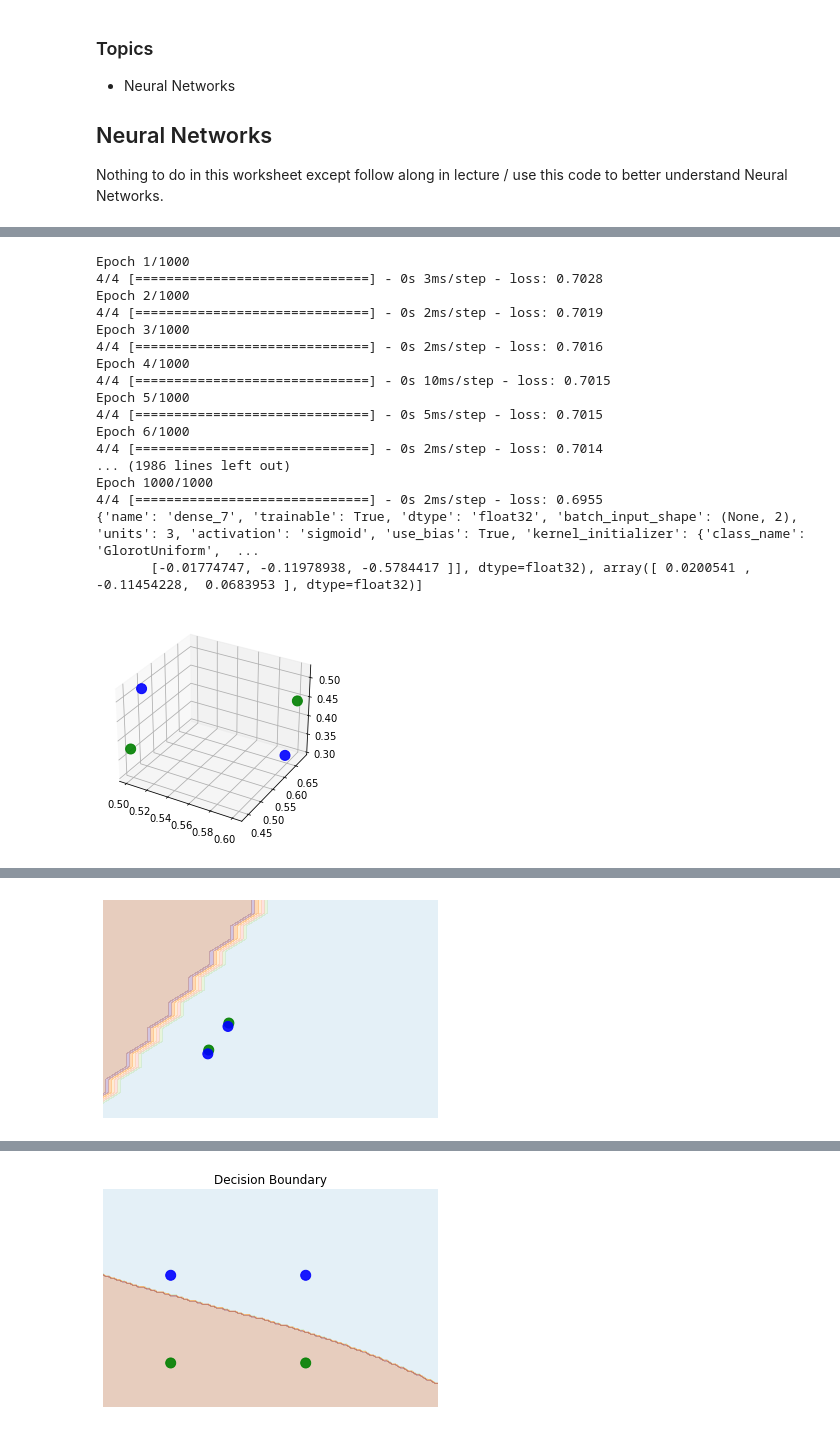
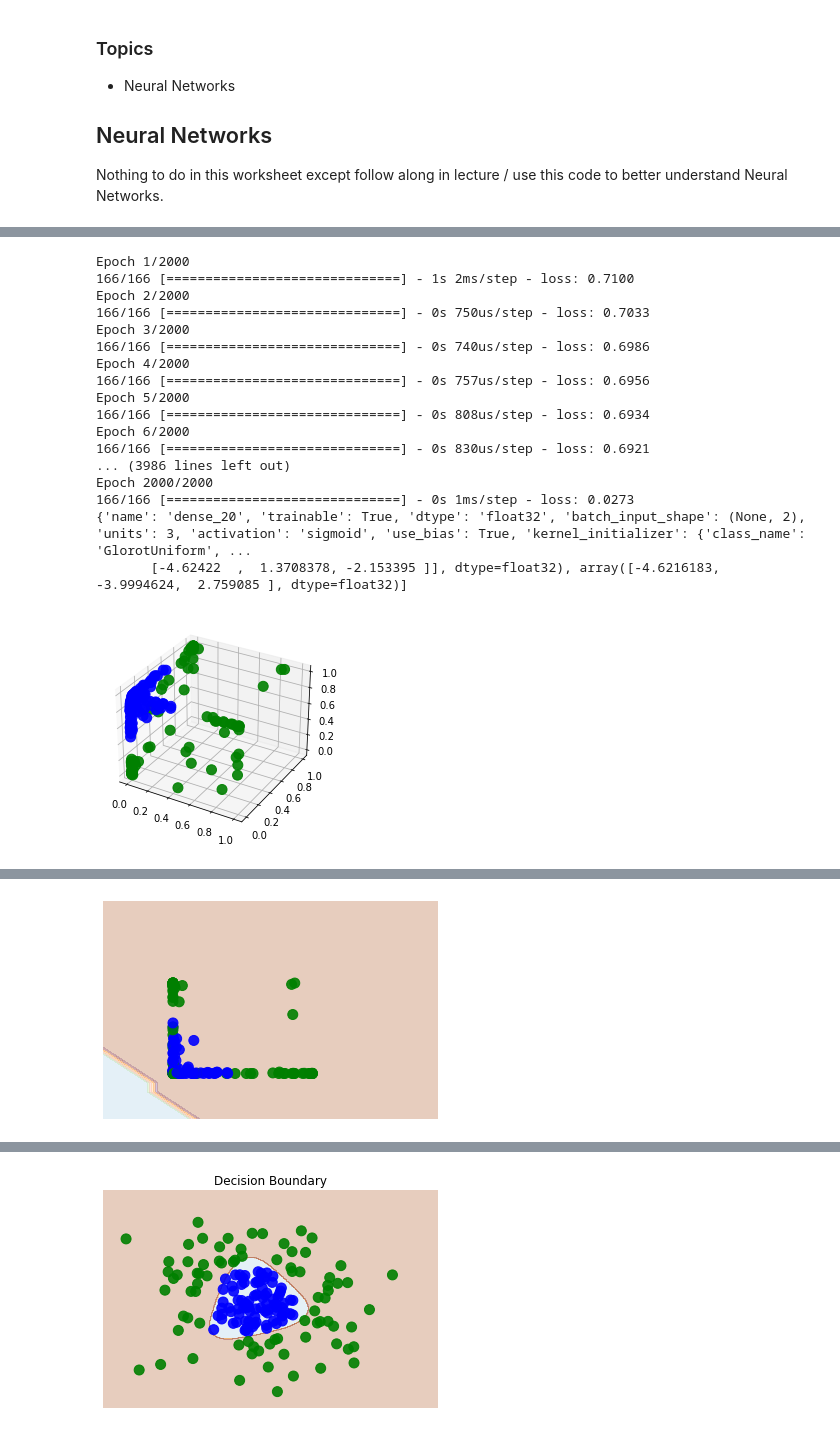
Before and after one commit to tnikas/Data-Science-Fundamentals, a Jupyter notebook: lecture_22/worksheet_22.ipynb, the cells around one changed output, grey strips where cells are left out. Cells and saved outputs as stored; diff of their text form; code cells hidden in the pictures.

```diff
--- a/lecture_22/worksheet_22.ipynb
+++ b/lecture_22/worksheet_22.ipynb
@@ -81,16 +81,16 @@ model.add(layers.Dense(3, input_dim=2, activation="sigmoid")) # number of neuron
 model.add(layers.Dense(1, activation="sigmoid"))
 model.compile(loss="binary_crossentropy")
 
-# X, Y = generate_circle_data(t)
+X, Y = generate_circle_data(t)
 # X, Y = generate_line_data(t)
 # X, Y = generate_curve_data(t)
-X, Y = generate_xor_data()
+# X, Y = generate_xor_data()
 
 # plot the data
 plt.scatter(X[:,0],X[:,1],color=colors[Y].tolist(), s=100, alpha=.9)
 plt.show()
 
-history = model.fit(X, Y, batch_size=1, epochs=1000)
+history = model.fit(X, Y, batch_size=1, epochs=2000)
 
 if PLOT_HIDDEN_LAYER_2D:
     # Show the transformation of the input at the first hidden layer
@@ -202,18 +202,18 @@ plt.show()
-Epoch 1/1000
-4/4 [==============================] - 0s 3ms/step - loss: 0.7028
-Epoch 2/1000
-4/4 [==============================] - 0s 2ms/step - loss: 0.7019
-Epoch 3/1000
-4/4 [==============================] - 0s 2ms/step - loss: 0.7016
-Epoch 4/1000
-4/4 [==============================] - 0s 10ms/step - loss: 0.7015
-Epoch 5/1000
-4/4 [==============================] - 0s 5ms/step - loss: 0.7015
-Epoch 6/1000
-4/4 [==============================] - 0s 2ms/step - loss: 0.7014
-... (1986 lines left out)
-Epoch 1000/1000
-4/4 [==============================] - 0s 2ms/step - loss: 0.6955
-{'name': 'dense_7', 'trainable': True, 'dtype': 'float32', 'batch_input_shape': (None, 2), 'units': 3, 'activation': 'sigmoid', 'use_bias': True, 'kernel_initializer': {'class_name': 'GlorotUniform',  ...
-       [-0.01774747, -0.11978938, -0.5784417 ]], dtype=float32), array([ 0.0200541 , -0.11454228,  0.0683953 ], dtype=float32)]
+Epoch 1/2000
+166/166 [==============================] - 1s 2ms/step - loss: 0.7100
+Epoch 2/2000
+166/166 [==============================] - 0s 750us/step - loss: 0.7033
+Epoch 3/2000
+166/166 [==============================] - 0s 740us/step - loss: 0.6986
+Epoch 4/2000
+166/166 [==============================] - 0s 757us/step - loss: 0.6956
+Epoch 5/2000
+166/166 [==============================] - 0s 808us/step - loss: 0.6934
+Epoch 6/2000
+166/166 [==============================] - 0s 830us/step - loss: 0.6921
+... (3986 lines left out)
+Epoch 2000/2000
+166/166 [==============================] - 0s 1ms/step - loss: 0.0273
+{'name': 'dense_20', 'trainable': True, 'dtype': 'float32', 'batch_input_shape': (None, 2), 'units': 3, 'activation': 'sigmoid', 'use_bias': True, 'kernel_initializer': {'class_name': 'GlorotUniform', ...
+       [-4.62422  ,  1.3708378, -2.153395 ]], dtype=float32), array([-4.6216183, -3.9994624,  2.759085 ], dtype=float32)]
-[figure, old version]
+[figure, new version]
@@ -222 +222 @@ Epoch 1000/1000
-[figure, old version]
+[figure, new version]
@@ -225 +225 @@ Epoch 1000/1000
-[figure, old version]
+[figure, new version]
```
Also changed, not shown: parts of 1 cell of this notebook.
